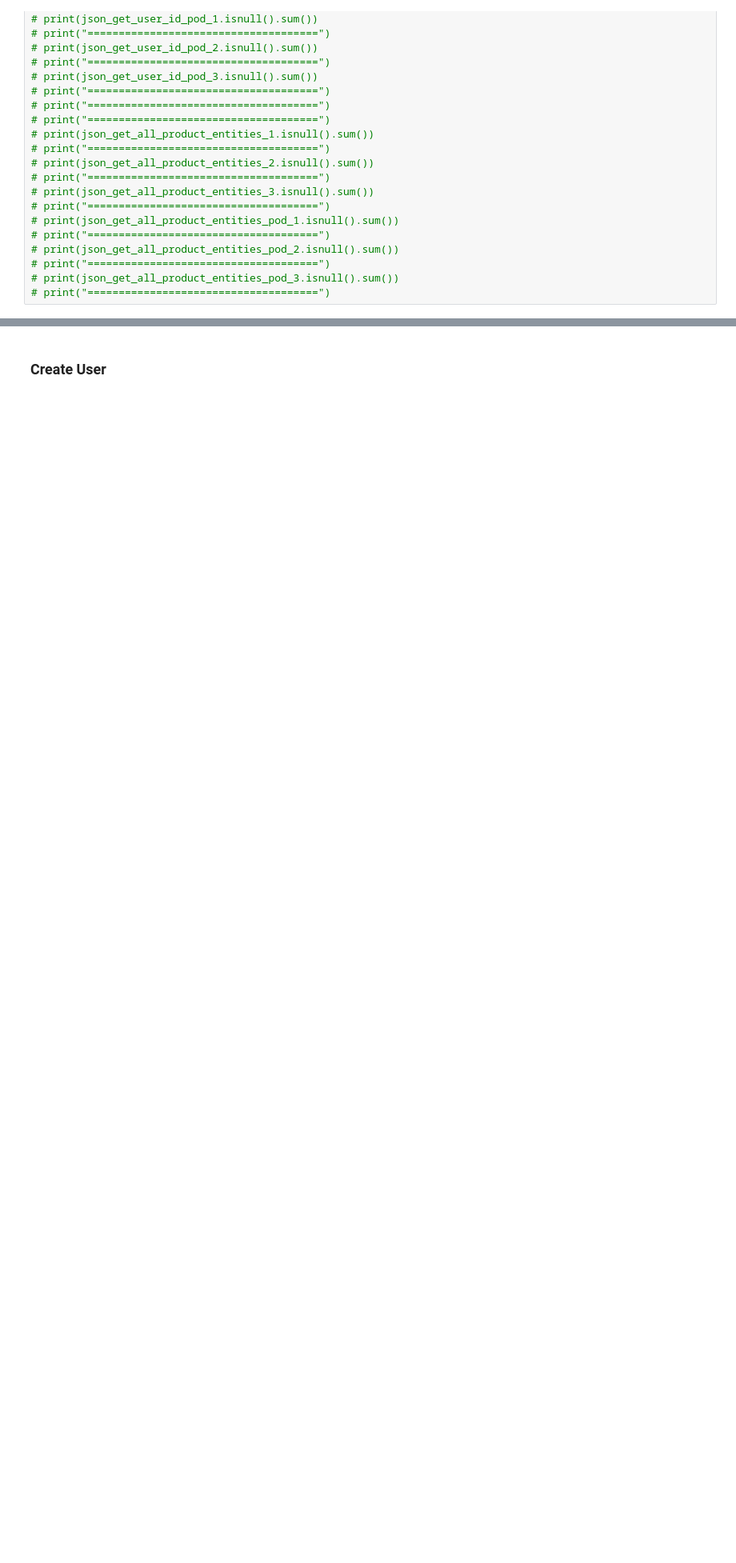
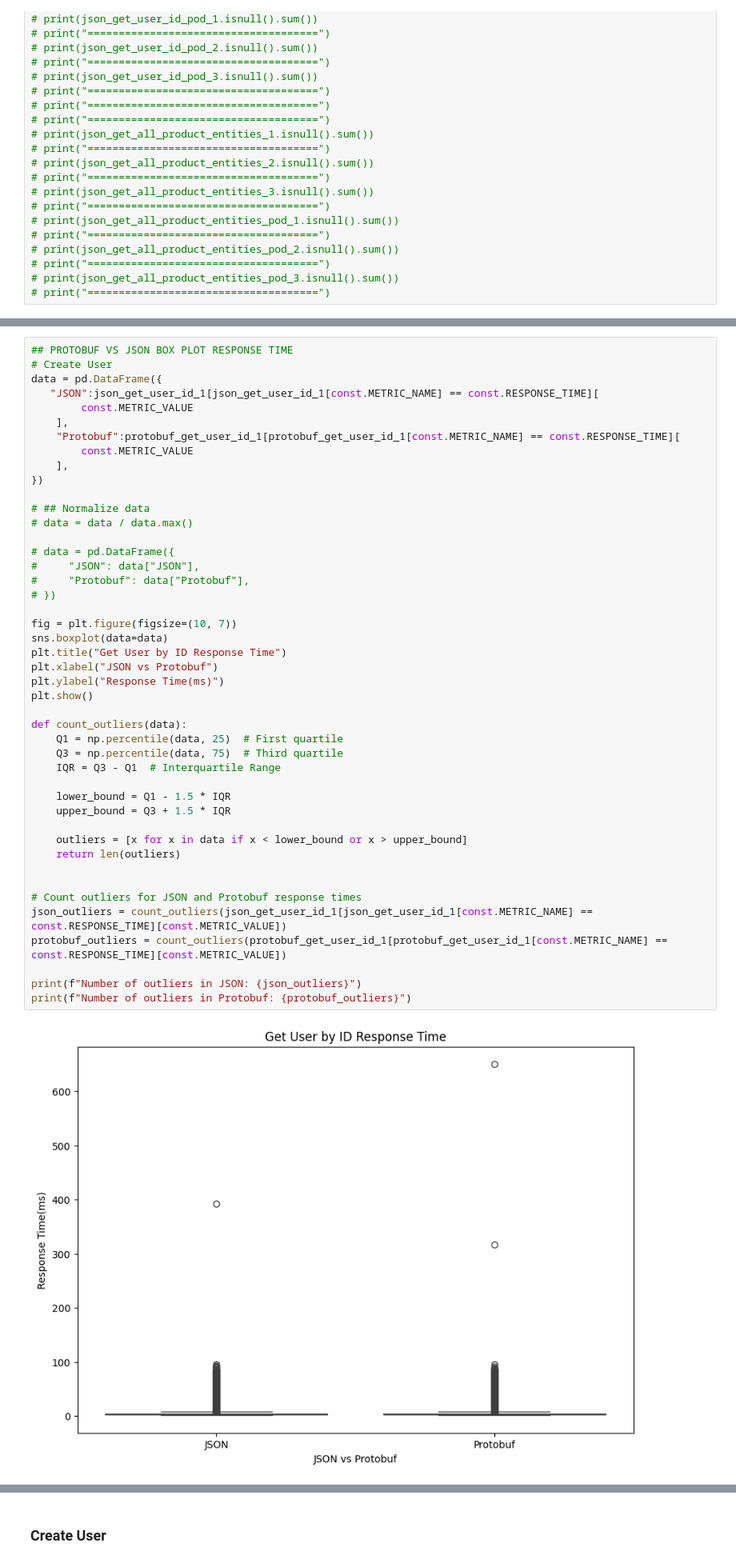
Before and after one commit to MiguelFerreira18/Comparing_JSON_and_ProtoBuf_in_HTTP-based-_REST_architectures, a Jupyter notebook: Data_Analasys/data_csv.ipynb, the cells around one changed output, grey strips where cells are left out. Shown at 80% size. Cells and saved outputs as stored; diff of their text form; blank space fills up the shorter version.

```diff
--- a/Data_Analasys/data_csv.ipynb
+++ b/Data_Analasys/data_csv.ipynb
@@ -408,0 +488,47 @@ protobuf_get_all_product_entities_pod_3 = pd.read_csv(
+# %%
+## PROTOBUF VS JSON BOX PLOT RESPONSE TIME
+# Create User
+data = pd.DataFrame({
+   "JSON":json_get_user_id_1[json_get_user_id_1[const.METRIC_NAME] == const.RESPONSE_TIME][
+        const.METRIC_VALUE
+    ],
+    "Protobuf":protobuf_get_user_id_1[protobuf_get_user_id_1[const.METRIC_NAME] == const.RESPONSE_TIME][
+        const.METRIC_VALUE
+    ],
+})
+
+# ## Normalize data
+# data = data / data.max()
+
+# data = pd.DataFrame({
+#     "JSON": data["JSON"],
+#     "Protobuf": data["Protobuf"],
+# })
+
+fig = plt.figure(figsize=(10, 7))
+sns.boxplot(data=data)
+plt.title("Get User by ID Response Time")
+plt.xlabel("JSON vs Protobuf")
+plt.ylabel("Response Time(ms)")
+plt.show()
+
+def count_outliers(data):
+    Q1 = np.percentile(data, 25)  # First quartile
+    Q3 = np.percentile(data, 75)  # Third quartile
+    IQR = Q3 - Q1  # Interquartile Range
+
+    lower_bound = Q1 - 1.5 * IQR
+    upper_bound = Q3 + 1.5 * IQR
+
+    outliers = [x for x in data if x < lower_bound or x > upper_bound]
+    return len(outliers)
+
+
+# Count outliers for JSON and Protobuf response times
+json_outliers = count_outliers(json_get_user_id_1[json_get_user_id_1[const.METRIC_NAME] == const.RESPONSE_TIME][const.METRIC_VALUE])
+protobuf_outliers = count_outliers(protobuf_get_user_id_1[protobuf_get_user_id_1[const.METRIC_NAME] == const.RESPONSE_TIME][const.METRIC_VALUE])
+
+print(f"Number of outliers in JSON: {json_outliers}")
+print(f"Number of outliers in Protobuf: {protobuf_outliers}")
+# %% [output]
+[figure, added]
```
Also changed, not shown: parts of 4 cells of this notebook, 30 other files.
